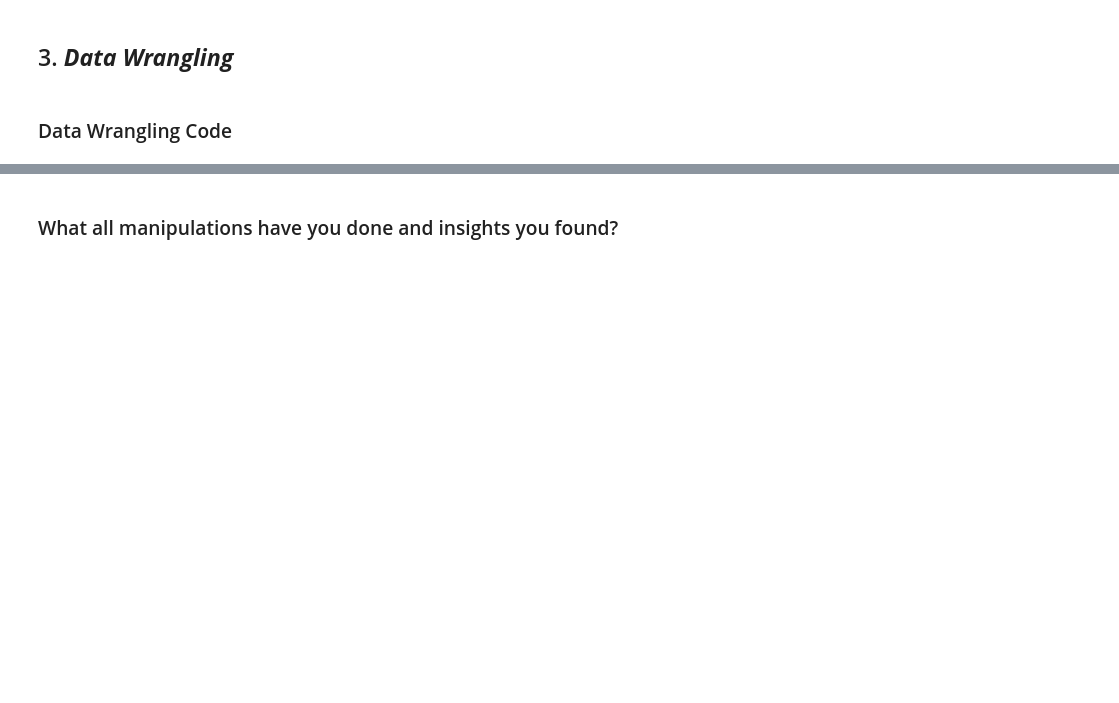
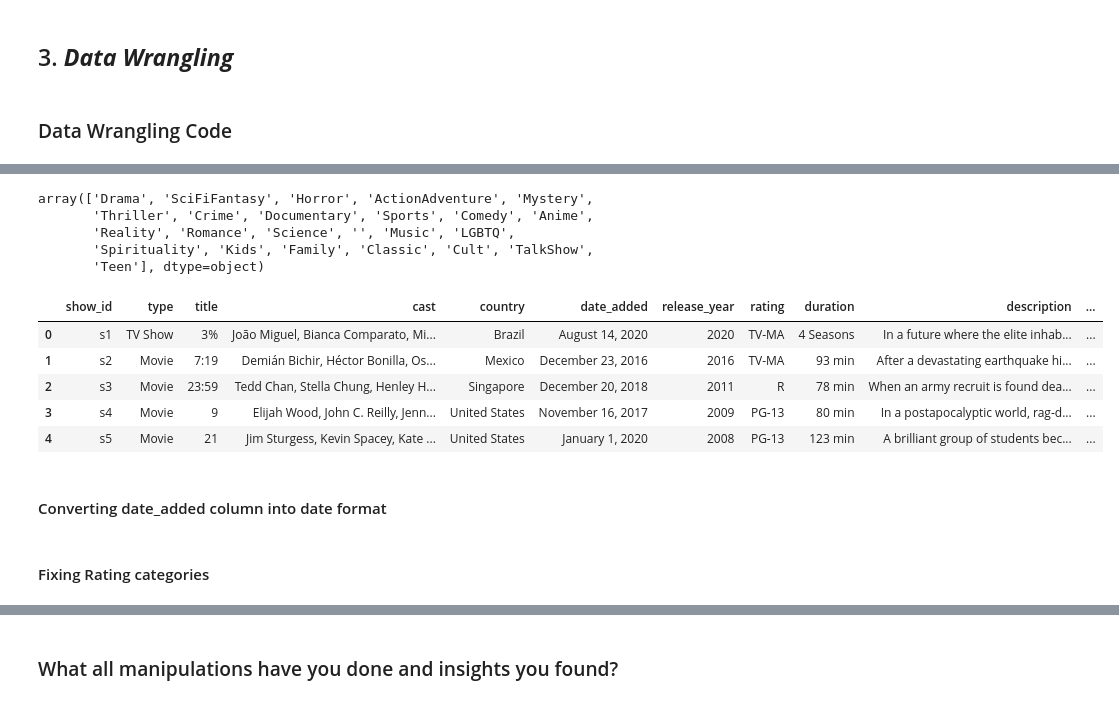
Before and after one commit to jaydeepjadav/Unsupervised-ML-project, a Jupyter notebook: Unsupervised_ML_project_.ipynb, the cells around one changed output, grey strips where cells are left out. Drawn from its saved outputs; the diff is of its cells as text; code cells hidden in the pictures; blank space fills up the shorter version.

```diff
--- a/Unsupervised_ML_project_.ipynb
+++ b/Unsupervised_ML_project_.ipynb
@@ -130,0 +312,3 @@ Answer Here
+# %%
+dfc['listed_in'] =  dfc.listed_in.apply( lambda row: row.split(', '))
+dfc.explode('listed_in')['listed_in'].unique()
@@ -130,0 +371,36 @@ Answer Here
+# %%
+def replace_genres (row, changing_genres = changing_genres):
+  empty = []
+
+  for i in (row['listed_in']):
+    if i in changing_genres:
+      if '-' not in changing_genres[i]:
+        empty.append(changing_genres[i])
+      else:
+        print(i, 'word not in dictionary')
+
+  return(', '.join(empty))
+# %%
+dfc['genres'] = dfc.apply( lambda row: replace_genres(row), axis=1 )
+dfc['genres'] = dfc['genres'].apply( lambda row: row.split(', '))
+# %%
+dfc.explode('genres')['genres'].unique()
+# %% [output]
+array(['Drama', 'SciFiFantasy', 'Horror', 'ActionAdventure', 'Mystery',
+       'Thriller', 'Crime', 'Documentary', 'Sports', 'Comedy', 'Anime',
+       'Reality', 'Romance', 'Science', '', 'Music', 'LGBTQ',
+       'Spirituality', 'Kids', 'Family', 'Classic', 'Cult', 'TalkShow',
+       'Teen'], dtype=object)
+# %%
+dfc.drop(['listed_in'],axis=1, inplace=True)
+# %%
+dfc.head()
+# %% [output]
+|  | show_id | type | title | cast | country | date_added | release_year | rating | duration | description | ... |
+| 0 | s1 | TV Show | 3% | João Miguel, Bianca Comparato, Mi... | Brazil | August 14, 2020 | 2020 | TV-MA | 4 Seasons | In a future where the elite inhab... | ... |
+| 1 | s2 | Movie | 7:19 | Demián Bichir, Héctor Bonilla, Os... | Mexico | December 23, 2016 | 2016 | TV-MA | 93 min | After a devastating earthquake hi... | ... |
+| 2 | s3 | Movie | 23:59 | Tedd Chan, Stella Chung, Henley H... | Singapore | December 20, 2018 | 2011 | R | 78 min | When an army recruit is found dea... | ... |
+| 3 | s4 | Movie | 9 | Elijah Wood, John C. Reilly, Jenn... | United States | November 16, 2017 | 2009 | PG-13 | 80 min | In a postapocalyptic world, rag-d... | ... |
+| 4 | s5 | Movie | 21 | Jim Sturgess, Kevin Spacey, Kate ... | United States | January 1, 2020 | 2008 | PG-13 | 123 min | A brilliant group of students bec... | ... |
+# %% [markdown]
+#### Converting date_added column into date format
@@ -130,0 +423,2 @@ Answer Here
+# %% [markdown]
+#### Fixing Rating categories
```
Also changed, not shown: parts of 34 cells of this notebook.
